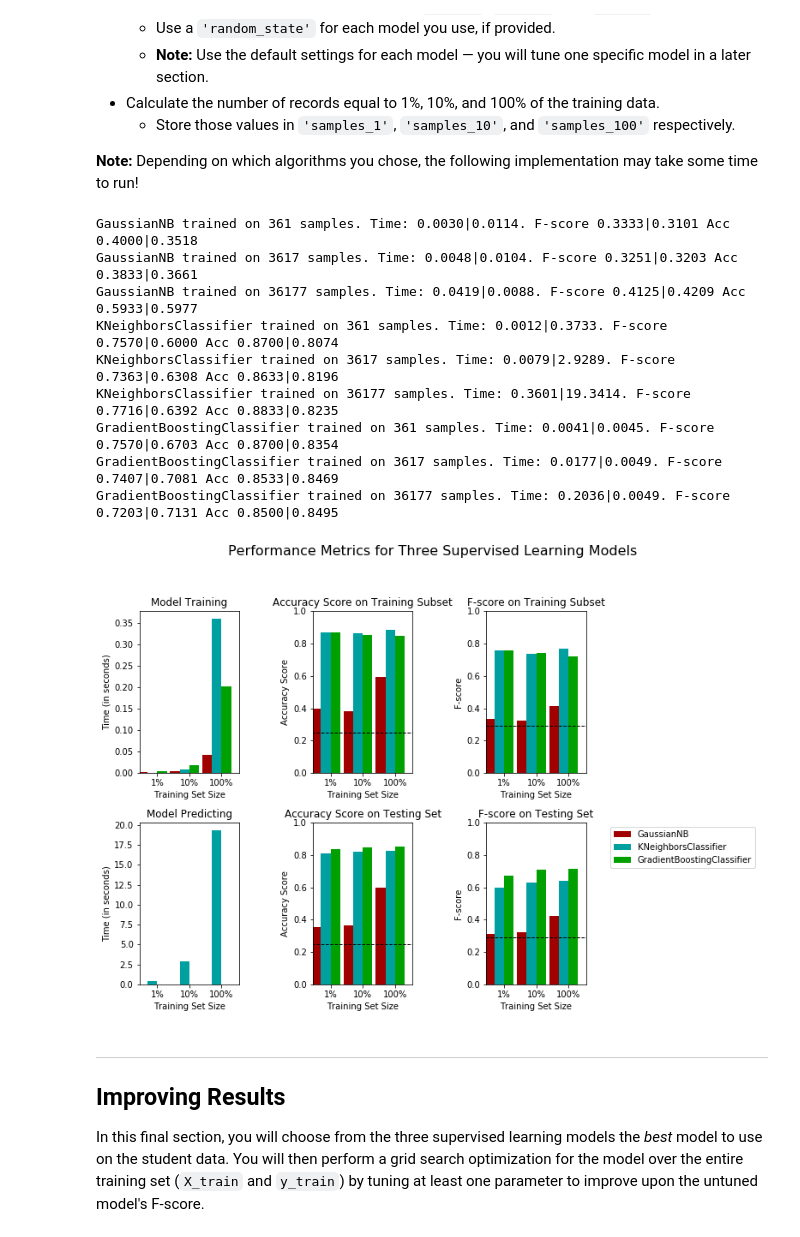
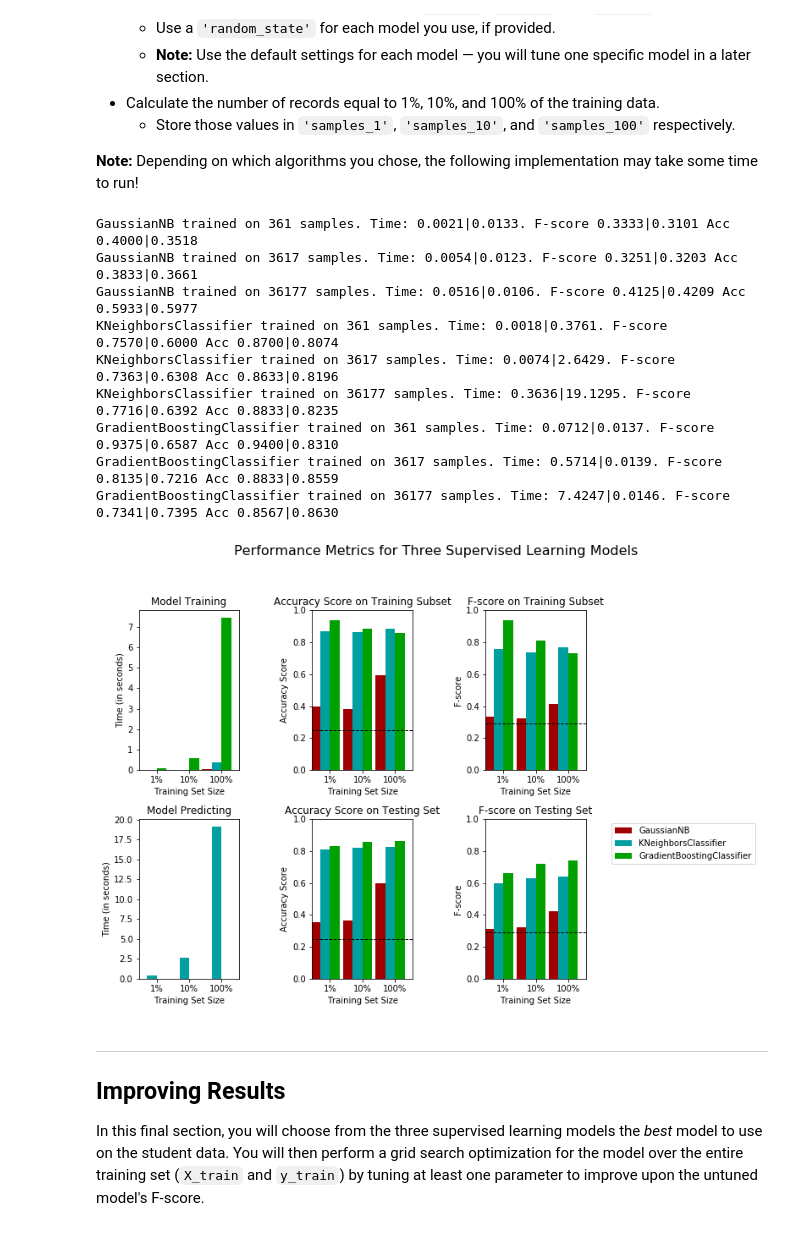
Before and after one commit to pkarbovn/udacity-01, a Jupyter notebook: Finding Donors for CharityML/finding_donors.ipynb, the cells around one changed output. Cells and saved outputs as stored; diff of their text form; code cells hidden in the pictures.

```diff
--- a/Finding Donors for CharityML/finding_donors.ipynb
+++ b/Finding Donors for CharityML/finding_donors.ipynb
@@ -525,44 +525,44 @@ from sklearn.neighbors import KNeighborsClassifier
 from sklearn.metrics import fbeta_score
 from sklearn.metrics import accuracy_score
 
 # TODO: Initialize the three models
 clf_A = GaussianNB()
 #clf_B = SVC(kernel='rbf',C=30,gamma='scale')  <-- too long to finish
 #clf_B = SVC(kernel='poly',C=30,gamma='scale') <-- too long to finish
 clf_B = KNeighborsClassifier()
-clf_C = GradientBoostingClassifier(n_estimators=10, learning_rate=1.0,max_depth=1,random_state=42,loss='deviance')
+clf_C = GradientBoostingClassifier()
 
 # TODO: Calculate the number of samples for 1%, 10%, and 100% of the training data
 # HINT: samples_100 is the entire training set i.e. len(y_train)
 # HINT: samples_10 is 10% of samples_100 (ensure to set the count of the values to be `int` and not `float`)
 # HINT: samples_1 is 1% of samples_100 (ensure to set the count of the values to be `int` and not `float`)
 samples_100 = len(y_train)     # <-- 100%
 samples_10 = int(len(y_train)*0.1)  # <-- 10%
 samples_1 = int(len(y_train)*0.01)  # <-- 1%
 
 #print("samples {} {} {}.".format(samples_100,samples_10,samples_1))
 
 # Collect results on the learners
 results = {}
 for clf in [clf_A, clf_B, clf_C]:
     clf_name = clf.__class__.__name__
     results[clf_name] = {}
     for i, samples in enumerate([samples_1, samples_10, samples_100]):
         results[clf_name][i] = train_predict(clf, samples, X_train, y_train, X_test, y_test)
 
 # Run metrics visualization for the three supervised learning models chosen
 vs.evaluate(results, accuracy, fscore)
 # %% [output]
-GaussianNB trained on 361 samples. Time: 0.0030|0.0114. F-score 0.3333|0.3101 Acc 0.4000|0.3518
-GaussianNB trained on 3617 samples. Time: 0.0048|0.0104. F-score 0.3251|0.3203 Acc 0.3833|0.3661
-GaussianNB trained on 36177 samples. Time: 0.0419|0.0088. F-score 0.4125|0.4209 Acc 0.5933|0.5977
-KNeighborsClassifier trained on 361 samples. Time: 0.0012|0.3733. F-score 0.7570|0.6000 Acc 0.8700|0.8074
-KNeighborsClassifier trained on 3617 samples. Time: 0.0079|2.9289. F-score 0.7363|0.6308 Acc 0.8633|0.8196
-KNeighborsClassifier trained on 36177 samples. Time: 0.3601|19.3414. F-score 0.7716|0.6392 Acc 0.8833|0.8235
-GradientBoostingClassifier trained on 361 samples. Time: 0.0041|0.0045. F-score 0.7570|0.6703 Acc 0.8700|0.8354
-GradientBoostingClassifier trained on 3617 samples. Time: 0.0177|0.0049. F-score 0.7407|0.7081 Acc 0.8533|0.8469
-GradientBoostingClassifier trained on 36177 samples. Time: 0.2036|0.0049. F-score 0.7203|0.7131 Acc 0.8500|0.8495
+GaussianNB trained on 361 samples. Time: 0.0021|0.0133. F-score 0.3333|0.3101 Acc 0.4000|0.3518
+GaussianNB trained on 3617 samples. Time: 0.0054|0.0123. F-score 0.3251|0.3203 Acc 0.3833|0.3661
+GaussianNB trained on 36177 samples. Time: 0.0516|0.0106. F-score 0.4125|0.4209 Acc 0.5933|0.5977
+KNeighborsClassifier trained on 361 samples. Time: 0.0018|0.3761. F-score 0.7570|0.6000 Acc 0.8700|0.8074
+KNeighborsClassifier trained on 3617 samples. Time: 0.0074|2.6429. F-score 0.7363|0.6308 Acc 0.8633|0.8196
+KNeighborsClassifier trained on 36177 samples. Time: 0.3636|19.1295. F-score 0.7716|0.6392 Acc 0.8833|0.8235
+GradientBoostingClassifier trained on 361 samples. Time: 0.0712|0.0137. F-score 0.9375|0.6587 Acc 0.9400|0.8310
+GradientBoostingClassifier trained on 3617 samples. Time: 0.5714|0.0139. F-score 0.8135|0.7216 Acc 0.8833|0.8559
+GradientBoostingClassifier trained on 36177 samples. Time: 7.4247|0.0146. F-score 0.7341|0.7395 Acc 0.8567|0.8630
-[figure, old version]
+[figure, new version]
 # %% [markdown]
 ----
 ## Improving Results
```
Also changed, not shown: parts of 6 cells of this notebook, 1 other file.
